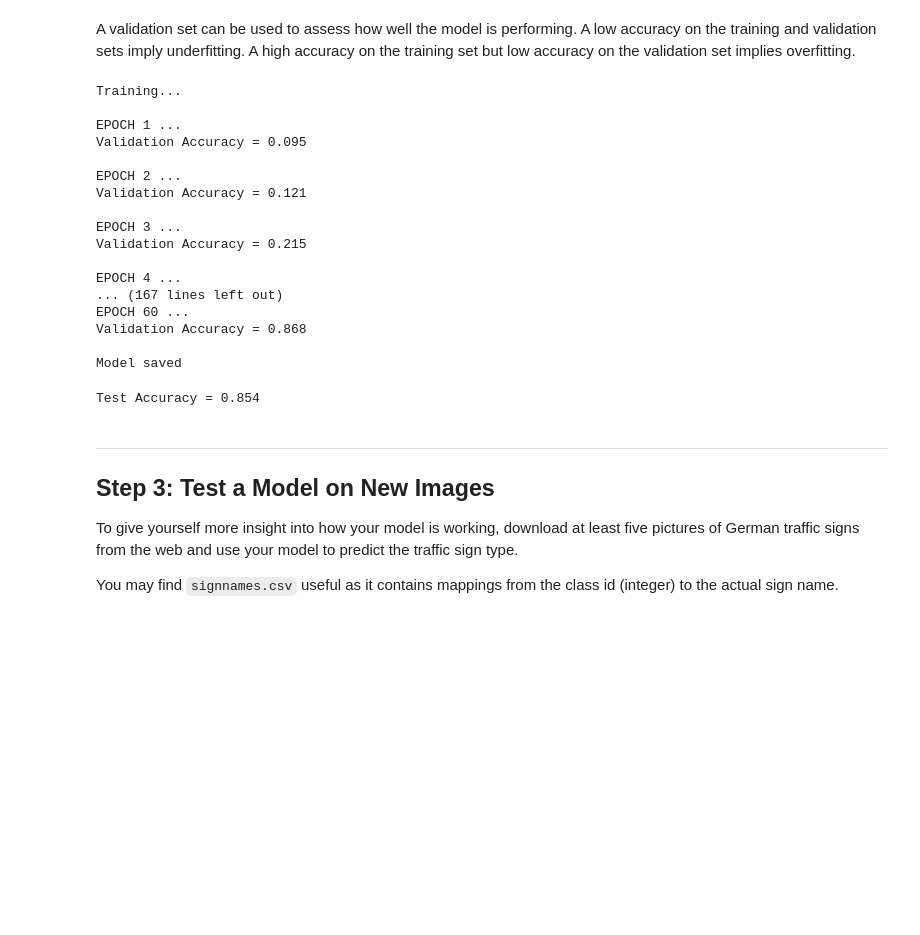
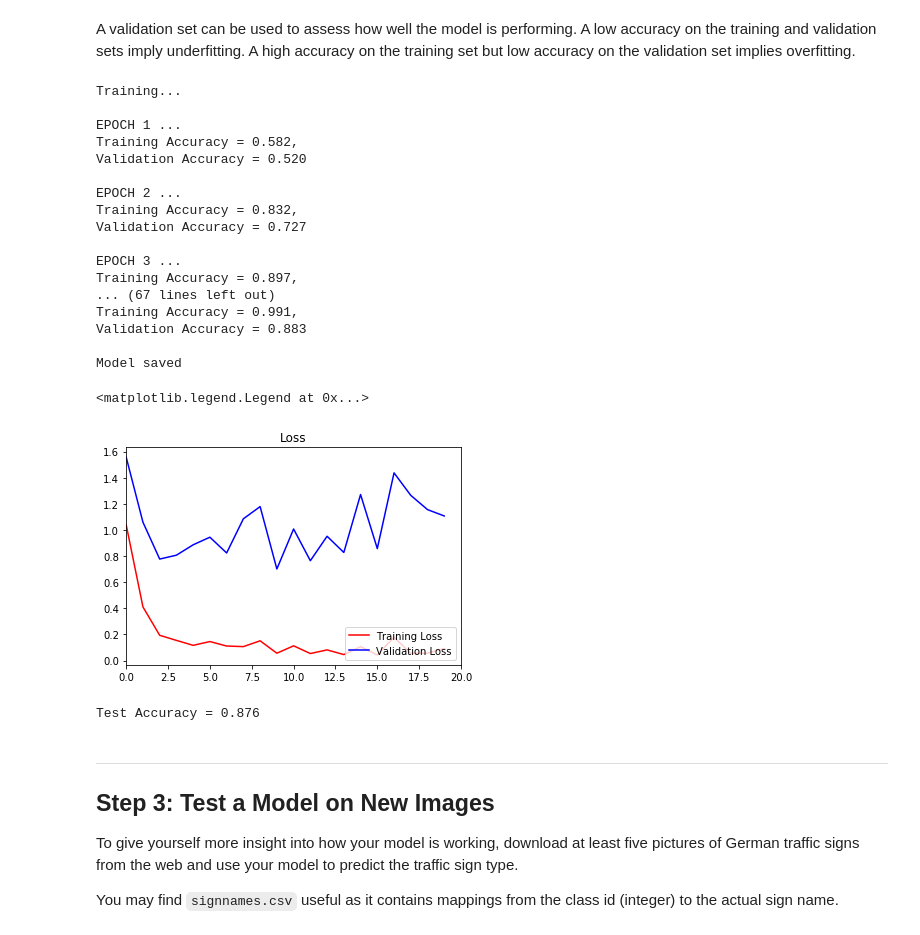
Before and after one commit to CHUCK-P/Traffic_Sign_Classifier, a Jupyter notebook: Traffic_Sign_Classifier.ipynb, the cells around one changed output. Cells and saved outputs as stored; diff of their text form; code cells hidden in the pictures; blank space fills up the shorter version.

Commit message:
This is the updated jupyter notebook with a training accuracy of 98% and validation accuracy of 88%

```diff
--- a/Traffic_Sign_Classifier.ipynb
+++ b/Traffic_Sign_Classifier.ipynb
@@ -293,21 +317,11 @@ training_operation = optimizer.minimize(loss_operation)
-# %%
-# MODEL EVALUATION
-
-correct_prediction = tf.equal(tf.argmax(logits, 1), tf.argmax(one_hot_y, 1))
-accuracy_operation = tf.reduce_mean(tf.cast(correct_prediction, tf.float32))
-saver = tf.train.Saver()
-
-def evaluate(X_data, y_data):
-    num_examples = len(X_data)
-    total_accuracy = 0
-    sess = tf.get_default_session()
-    for offset in range(0, num_examples, BATCH_SIZE):
-        batch_x, batch_y = X_data[offset:offset+BATCH_SIZE], y_data[offset:offset+BATCH_SIZE]
-        accuracy = sess.run(accuracy_operation, feed_dict={x: batch_x, y: batch_y})
-        total_accuracy += (accuracy * len(batch_x))
-    return total_accuracy / num_examples
 # %%
 # TRAIN THE MODEL
+
+# ADDED
+train_loss_history = []
+validation_loss_history = []
+train_accuracy_history = []
+validation_accuracy_history = []
 
 with tf.Session() as sess:
     sess.run(tf.global_variables_initializer())
@@ -323,8 +337,16 @@ with tf.Session() as sess:
             # need to ADD  keep_prob: 0.5
             sess.run(training_operation, feed_dict={x: batch_x, y: batch_y})
 
-        validation_accuracy = evaluate(X_valid, y_valid)
+        # ADDED
+        train_loss, train_accuracy = evaluate(X_train, y_train, sess)
+        train_loss_history.append(train_loss)
+        train_accuracy_history.append(train_accuracy)
+        validation_loss, validation_accuracy = evaluate(X_valid, y_valid, sess)
+        validation_loss_history.append(validation_loss)
+        validation_accuracy_history.append(validation_accuracy)
+
         print("EPOCH {} ...".format(i+1))
+        print("Training Accuracy = {:.3f},".format(train_accuracy)) # ADDED
         print("Validation Accuracy = {:.3f}".format(validation_accuracy))
         print()
 
@@ -355,29 +377,40 @@ with tf.Session() as sess:
 Training...
 
 EPOCH 1 ...
-Validation Accuracy = 0.095
+Training Accuracy = 0.582,
+Validation Accuracy = 0.520
 
 EPOCH 2 ...
-Validation Accuracy = 0.121
+Training Accuracy = 0.832,
+Validation Accuracy = 0.727
 
 EPOCH 3 ...
-Validation Accuracy = 0.215
-
-EPOCH 4 ...
-... (167 lines left out)
-EPOCH 60 ...
-Validation Accuracy = 0.868
+Training Accuracy = 0.897,
+... (67 lines left out)
+Training Accuracy = 0.991,
+Validation Accuracy = 0.883
 
 Model saved
+# %%
+# LOSS PLOTS
+loss_plot = plt.subplot(1,1,1)
+loss_plot.set_title('Loss')
+loss_plot.plot(train_loss_history, 'r', label='Training Loss')
+loss_plot.plot(validation_loss_history, 'b', label='Validation Loss')
+loss_plot.set_xlim([0, EPOCHS])
+loss_plot.legend(loc=4)
+# %% [output]
+<matplotlib.legend.Legend at 0x...>
+[figure, added]
 # %%
-# EVALUATE ACCURACY
+# EVALUATE ACCURACY on test data
 with tf.Session() as sess:
     saver.restore(sess, tf.train.latest_checkpoint('.'))
 
-    test_accuracy = evaluate(X_test, y_test)
+    test_loss, test_accuracy = evaluate(X_test, y_test, sess)
     print("Test Accuracy = {:.3f}".format(test_accuracy))
 # %% [output]
-Test Accuracy = 0.854
+Test Accuracy = 0.876
 # %% [markdown]
 ---
 
```
Also changed, not shown: parts of 7 cells of this notebook.
